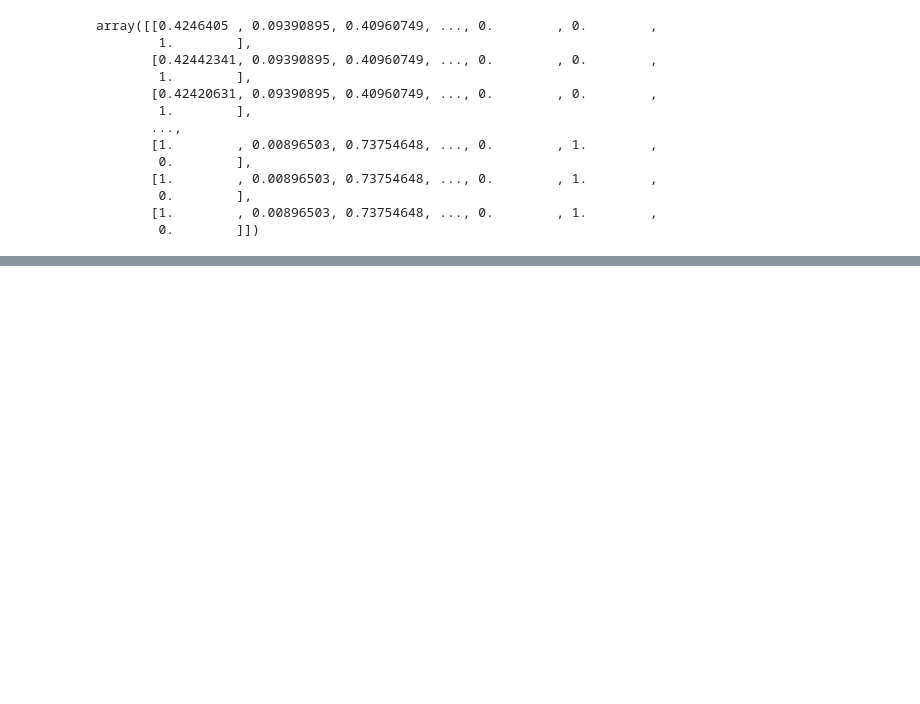
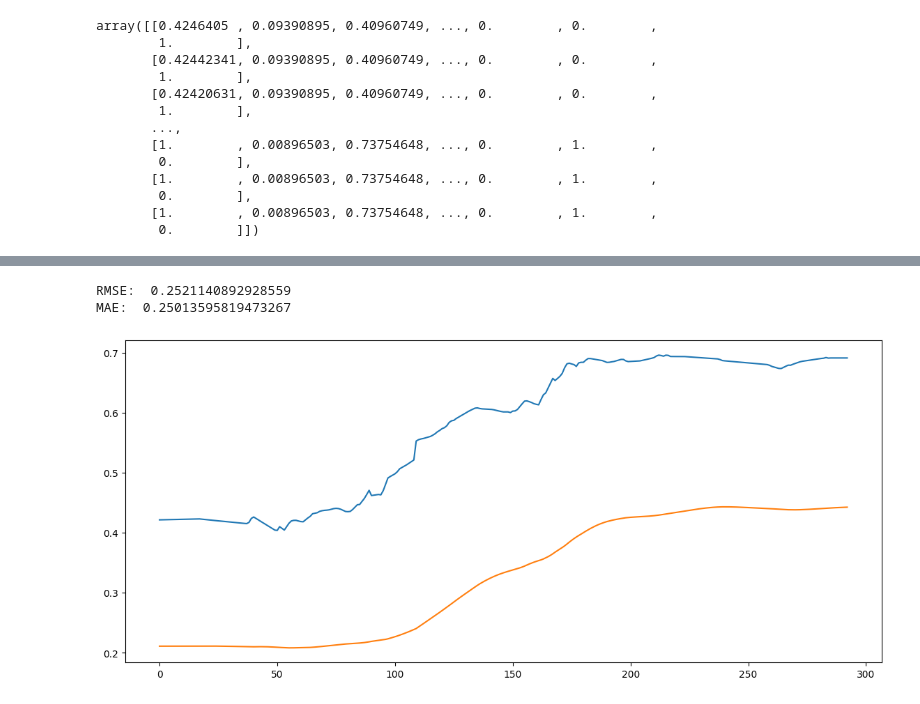
Before and after one commit to dyce135/Algorithmic_Tennis_Betting, a Jupyter notebook: model_benchmark.ipynb, the cells around one changed output, grey strips where cells are left out. Cells and saved outputs as stored; diff of their text form; code cells hidden in the pictures; blank space fills up the shorter version.

```diff
--- a/model_benchmark.ipynb
+++ b/model_benchmark.ipynb
@@ -51,11 +45,12 @@ array([[0.4246405 , 0.09390895, 0.40960749, ..., 0.        , 0.        ,
        [1.        , 0.00896503, 0.73754648, ..., 0.        , 1.        ,
         0.        ]])
 # %%
-train, test = train_test_split(data, test_size=0.4, shuffle=False)
-train_x, train_y = seq2seq_model.truncate_data(data, 60 * 3, 60)
+train_temp, test = train_test_split(data, test_size=0.8, shuffle=False)
+train, val = train_test_split(train_temp, test_size=0.2, shuffle=False)
+# train_x, train_y = seq2seq_model.truncate_data(data, 60 * 3, 60)
 # train = data[: 60 * 8, :]
 # test = data[60 * 8 :, :]
 print(test.shape, train.shape)
-print(train_x[2,:,0])
-print(train_y[2,:,0])
+# print(train_x[2,:,0])
+# print(train_y[2,:,0])
 # %% [output]
@@ -85,4 +58,4 @@ plt.plot(hist['mse'])
 # %%
-model = load_model("lstm_model")
+model = load_model("transfer_lstm_model")
 model.summary()
 # %% [output]
@@ -135,8 +113,7 @@ _________________________________________________________________
 # %%
 # score, scores, actual, predicted = seq2seq_model.evaluate_model(model, train, test, 3, 36, features_out=range(1), features=range(1), features_in_num=1, features_out_num=1, initial_epochs=30, epochs=2, batches_to_train=100000)
 window = 75
-test_x, test_y = seq2seq_model.truncate_single_step(test, window, features_in=range(14), features_out=range(14))
-print(test_x.shape, test_y.shape)
-results = model.evaluate(test_x, test_y)
-preds = model.predict(test_x)
+val_x, val_y = seq2seq_model.truncate_single_step(train, window, features_in=range(1), features_out=range(1))
+results = model.evaluate(val_x, val_y)
+preds = model.predict(val_x)
 # %% [output]
@@ -145,0 +156,10 @@ preds = model.predict(test_x)
+# %%
+plt.figure(figsize=(14,6))
+plt.plot(val_y[:,0])
+plt.plot(preds[:,0])
+print('RMSE: ', np.sqrt(results[0]))
+print('MAE: ', results[1])
+# %% [output]
+RMSE:  0.2521140892928559
+MAE:  0.25013595819473267
+[figure, added]
```
Also changed, not shown: parts of 14 cells of this notebook, 32 other files.
